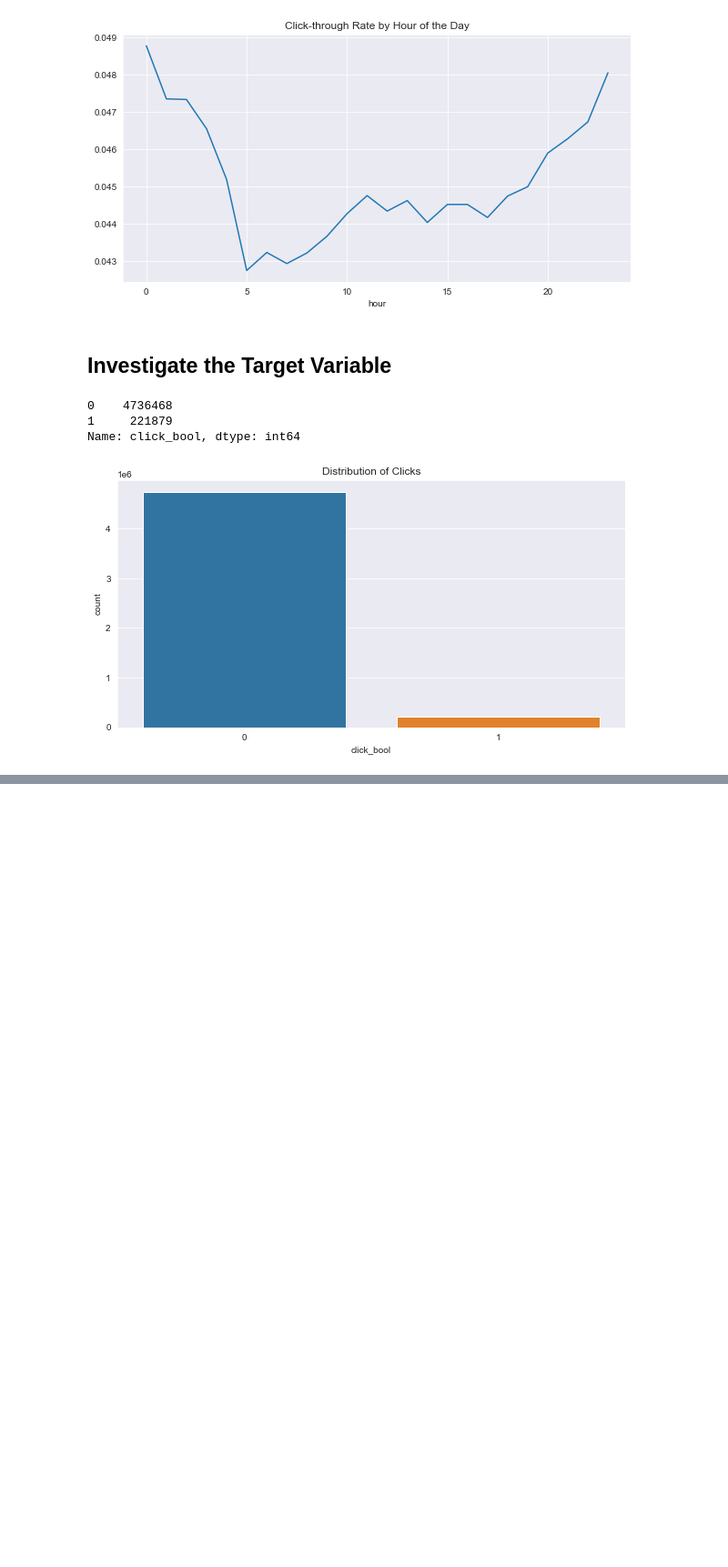
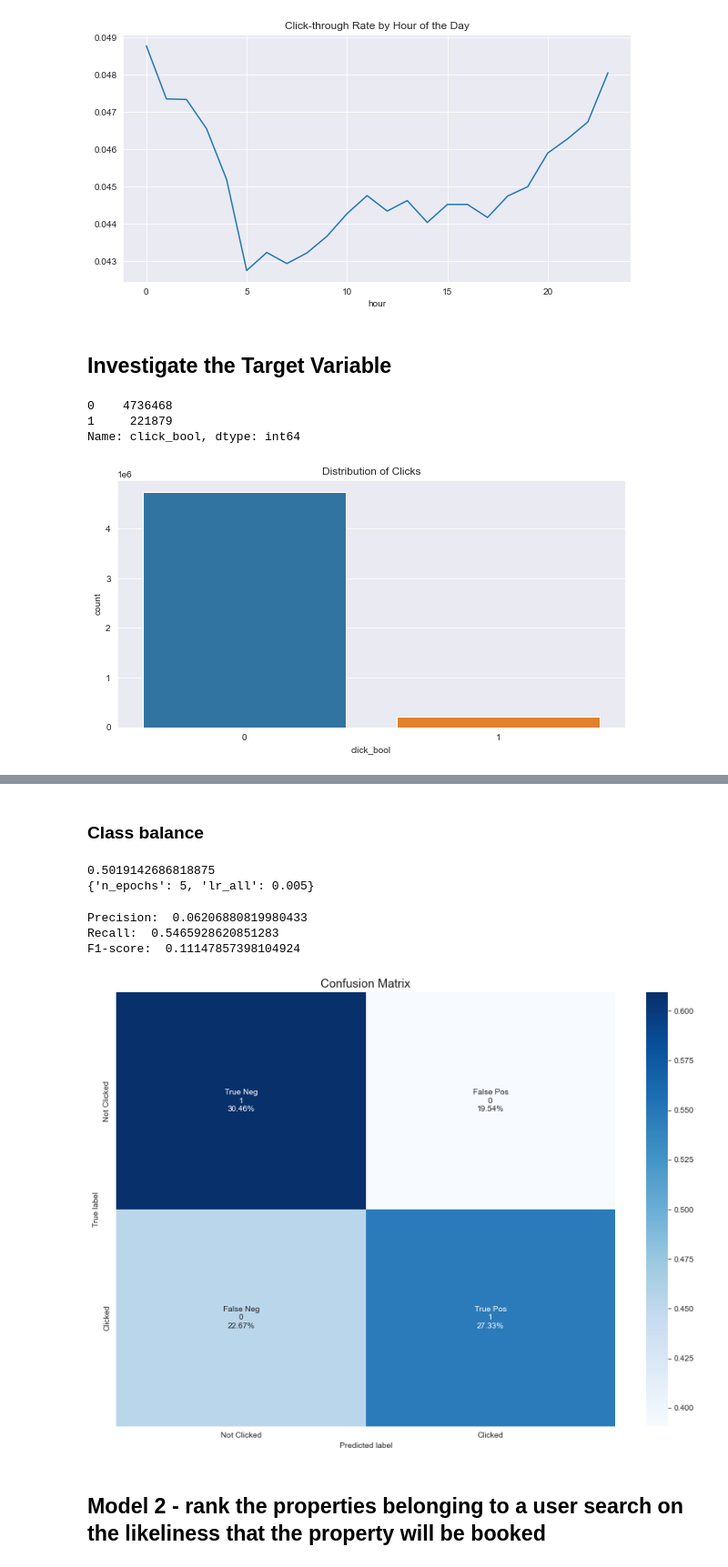
Before and after one commit to nbounatsos/dm_projects, a Jupyter notebook: Assignment 2/ass_nick.ipynb, the cells around one changed output, grey strips where cells are left out. Shown at 91% size. Saved outputs shown, nothing was run; the diff lists cells and outputs as text; code cells hidden in the pictures; blank space fills up the shorter version.

```diff
--- a/Assignment 2/ass_nick.ipynb
+++ b/Assignment 2/ass_nick.ipynb
@@ -175,0 +239,6 @@ X = X.drop(['click_bool'], axis = 1)
+# %%
+X.sort_values(by='date_time', inplace = True)
+# %%
+X.reset_index(inplace=True)
+# %% [markdown]
+### Class balance
@@ -175,0 +263,70 @@ X = X.drop(['click_bool'], axis = 1)
+# %%
+# Let's first separate the majority and minority classes
+df_majority = train_df[train_df.click_bool==0]
+df_minority = train_df[train_df.click_bool==1]
+
+# Downsample majority class
+df_majority_downsampled = resample(df_majority,
+                                   replace=False,                  # sample without replacement
+                                   n_samples=len(df_minority),     # to match minority class
+                                   random_state=123)               # reproducible results
+
+# Combine minority class with downsampled majority class
+train_df = pd.concat([df_majority_downsampled, df_minority])
+# %%
+# We'll use cross validation on the training set to find the optimal parameters
+param_grid = {'n_epochs': [5, 10], 'lr_all': [0.002, 0.005]}
+gs = GridSearchCV(SVD, param_grid, measures=['rmse', 'mae'], cv=3)
+gs.fit(Dataset.load_from_df(train_df, reader))
+
+# best RMSE score
+print(gs.best_score['rmse'])
+# combination of parameters that gave the best RMSE score
+print(gs.best_params['rmse'])
+
+# We can now use the algorithm that yields the best rmse:
+algo = gs.best_estimator['rmse']
+algo.fit(Dataset.load_from_df(train_df, reader).build_full_trainset())
+
+# Now we'll make predictions on the test set
+testset = Dataset.load_from_df(test_df, reader).build_full_trainset().build_testset()
+predictions = algo.test(testset)
+# %% [output]
+0.5019142686818875
+{'n_epochs': 5, 'lr_all': 0.005}
+# %%
+# And finally compute precision, recall, f1-score, and confusion matrix
+y_true = [pred.r_ui for pred in predictions]
+y_pred = [np.round(pred.est) for pred in predictions]
+
+print('Precision: ', precision_score(y_true, y_pred))
+print('Recall: ', recall_score(y_true, y_pred))
+print('F1-score: ', f1_score(y_true, y_pred))
+cm = confusion_matrix(y_true, y_pred)
+# %% [output]
+Precision:  0.06206880819980433
+Recall:  0.5465928620851283
+F1-score:  0.11147857398104924
+# %%
+cm = cm.astype('float') / cm.sum(axis=1)[:, np.newaxis]
+
+categories = ['True Neg','False Pos','False Neg','True Pos']
+counts = ["{0:0.0f}".format(value) for value in cm.flatten()]
+percentages = ["{0:.2%}".format(value) for value in cm.flatten()/np.sum(cm)]
+labels = [f"{v1}\n{v2}\n{v3}" for v1, v2, v3 in zip(categories,counts,percentages)]
+labels = np.asarray(labels).reshape(2,2)
+
+# Plot confusion matrix with Seaborn
+plt.figure(figsize=(14,10))
+sns.heatmap(cm, annot=labels, fmt='', cmap='Blues',
+            xticklabels=['Not Clicked', 'Clicked'],
+            yticklabels=['Not Clicked', 'Clicked'])
+
+plt.ylabel('True label')
+plt.xlabel('Predicted label')
+plt.title('Confusion Matrix', size = 15)
+plt.show()
+# %% [output]
+[figure, added]
+# %% [markdown]
+## Model 2 - rank the properties belonging to a user search on the likeliness that the property will be booked
```
Also changed, not shown: parts of 24 cells of this notebook.
